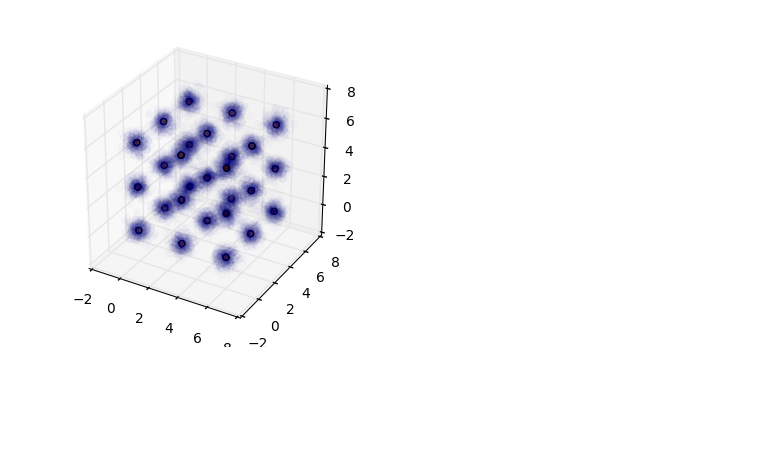
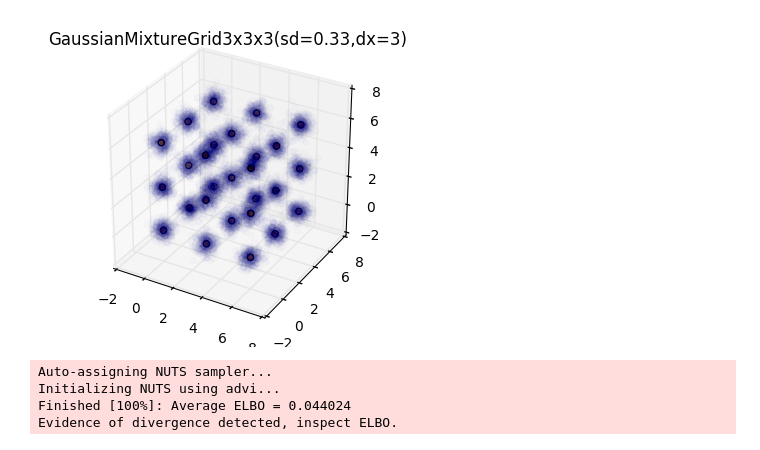
Before and after one commit to asross/cs205-project, a Jupyter notebook: datasets/mixture-grid.ipynb, the cells around one changed output. Drawn from its saved outputs; the diff is of its cells as text; code cells hidden in the pictures; blank space fills up the shorter version.

Commit message:
express mixture grids as pymc3 DensityDists

```diff
--- a/datasets/mixture-grid.ipynb
+++ b/datasets/mixture-grid.ipynb
@@ -31,11 +32,22 @@ plt.show()
 # %%
 gri3d = GaussianMixtureGrid(3, 3, 3, 0.33)
 X, Y, Z = gri3d.sample(10000).T
 Xu, Yu, Zu = gri3d.means.T
 
 plt.figure(figsize=(4,4)).add_subplot(111, projection='3d')
+plt.title(gri3d.name)
 plt.scatter(X, Y, zs=Z, alpha=0.01)
 plt.scatter(Xu, Yu, zs=Zu, c='orange')
 plt.show()
 # %% [output]
-[figure, old version]
+[figure, new version]
+# %%
+import pymc3 as pm
+with pm.Model() as model:
+  mix = gri2d.to_pymc()
+  trace = pm.sample(10000)
+# %% [output]
+Auto-assigning NUTS sampler...
+Initializing NUTS using advi...
+Finished [100%]: Average ELBO = 0.044024
+Evidence of divergence detected, inspect ELBO.
```
Also changed, not shown: parts of 5 cells of this notebook, 1 other file.
